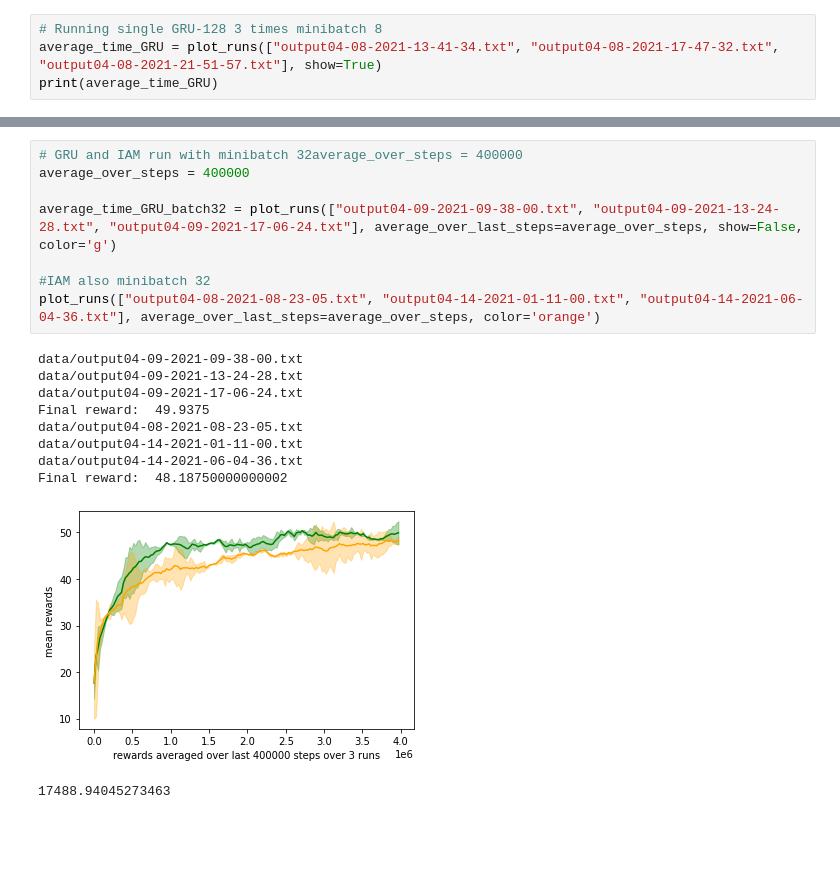
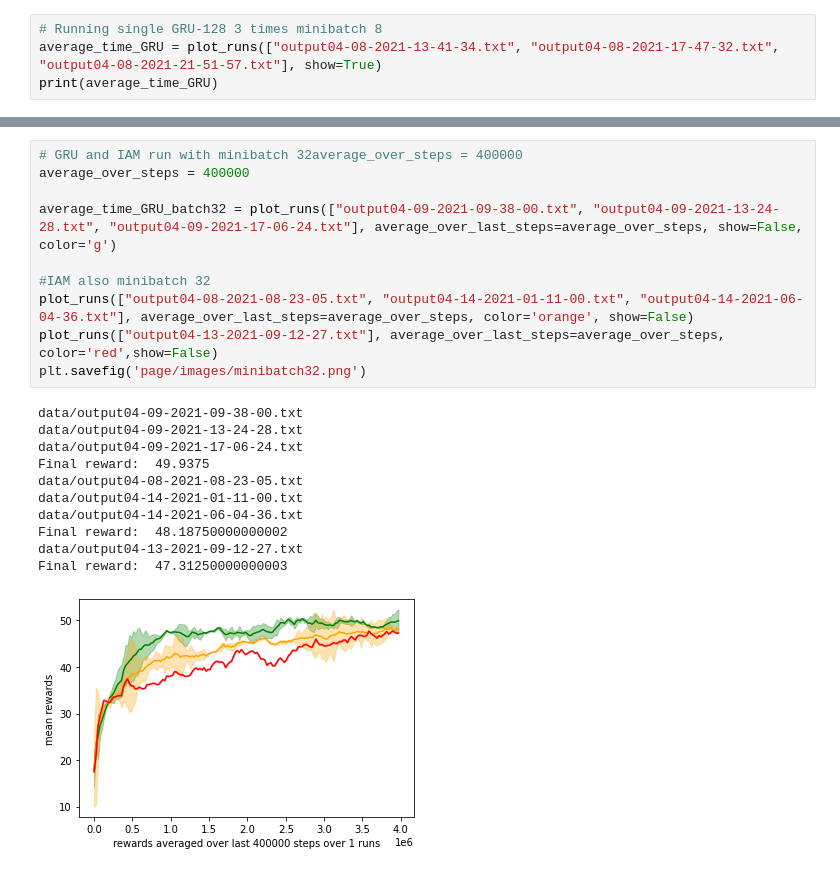
Before and after one commit to gijskoning/Reproducibility_project, a Jupyter notebook: experiments.ipynb, the cells around one changed output, grey strips where cells are left out. Drawn from its saved outputs; the diff is of its cells as text; blank space fills up the shorter version.

Commit message:
Add images to /page/images Add code to save plots easily

```diff
--- a/experiments.ipynb
+++ b/experiments.ipynb
@@ -204,22 +204,25 @@ average_time_fnn_1obs 2.183333333333333
 # %%
 # GRU and IAM run with minibatch 32average_over_steps = 400000
 average_over_steps = 400000
 
 average_time_GRU_batch32 = plot_runs(["output04-09-2021-09-38-00.txt", "output04-09-2021-13-24-28.txt", "output04-09-2021-17-06-24.txt"], average_over_last_steps=average_over_steps, show=False, color='g')
 
 #IAM also minibatch 32
-plot_runs(["output04-08-2021-08-23-05.txt", "output04-14-2021-01-11-00.txt", "output04-14-2021-06-04-36.txt"], average_over_last_steps=average_over_steps, color='orange')
+plot_runs(["output04-08-2021-08-23-05.txt", "output04-14-2021-01-11-00.txt", "output04-14-2021-06-04-36.txt"], average_over_last_steps=average_over_steps, color='orange', show=False)
+plot_runs(["output04-13-2021-09-12-27.txt"], average_over_last_steps=average_over_steps, color='red',show=False)
+plt.savefig('page/images/minibatch32.png')
 # %% [output]
 data/output04-09-2021-09-38-00.txt
 data/output04-09-2021-13-24-28.txt
 data/output04-09-2021-17-06-24.txt
 Final reward:  49.9375
 data/output04-08-2021-08-23-05.txt
 data/output04-14-2021-01-11-00.txt
 data/output04-14-2021-06-04-36.txt
 Final reward:  48.18750000000002
+data/output04-13-2021-09-12-27.txt
+Final reward:  47.31250000000003
-[figure, old version]
+[figure, new version]
-17488.94045273463
 # %%
 import torch
 torch.set_num_threads(8)
```
Also changed, not shown: parts of 2 cells of this notebook, 2 other files.
